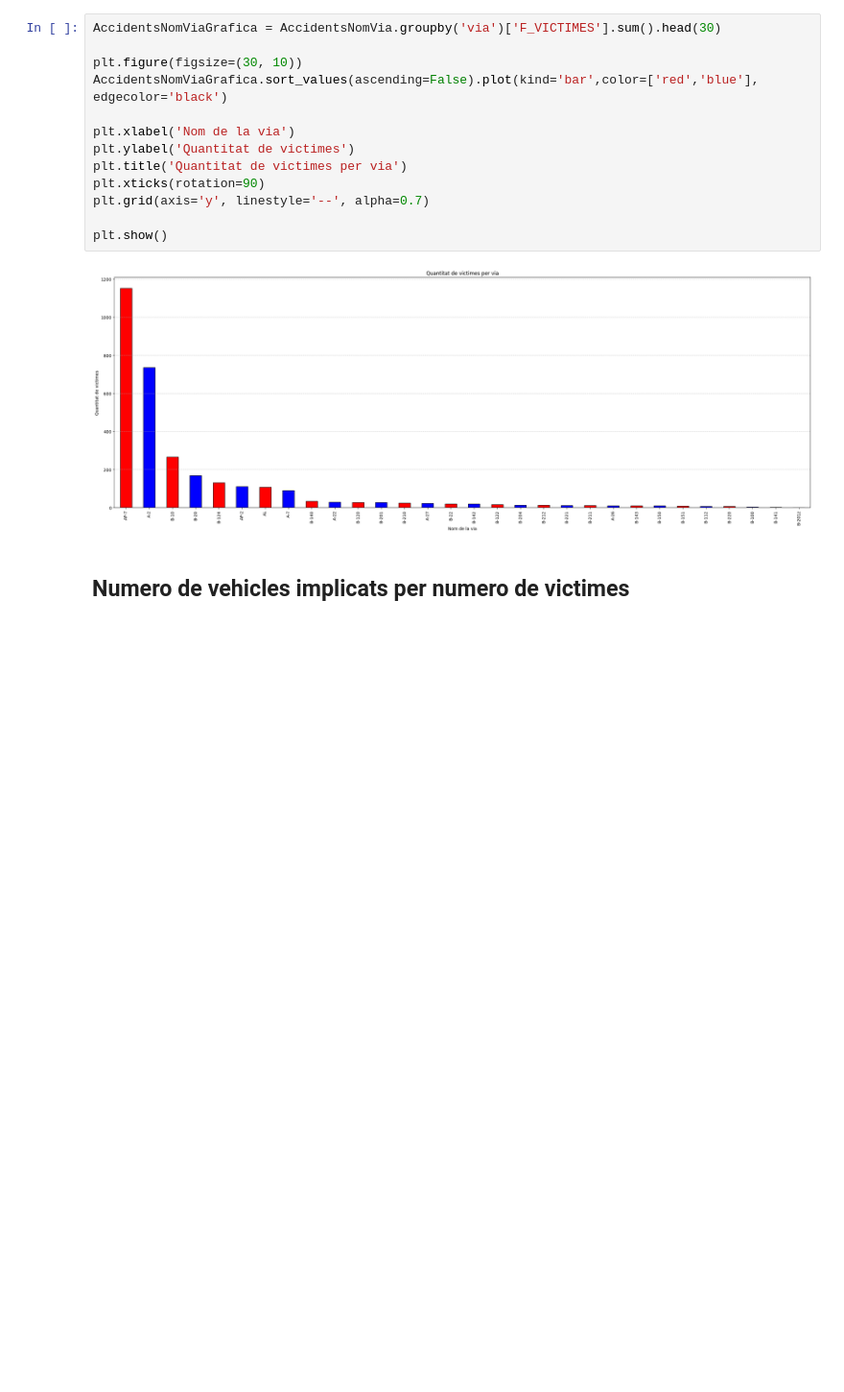
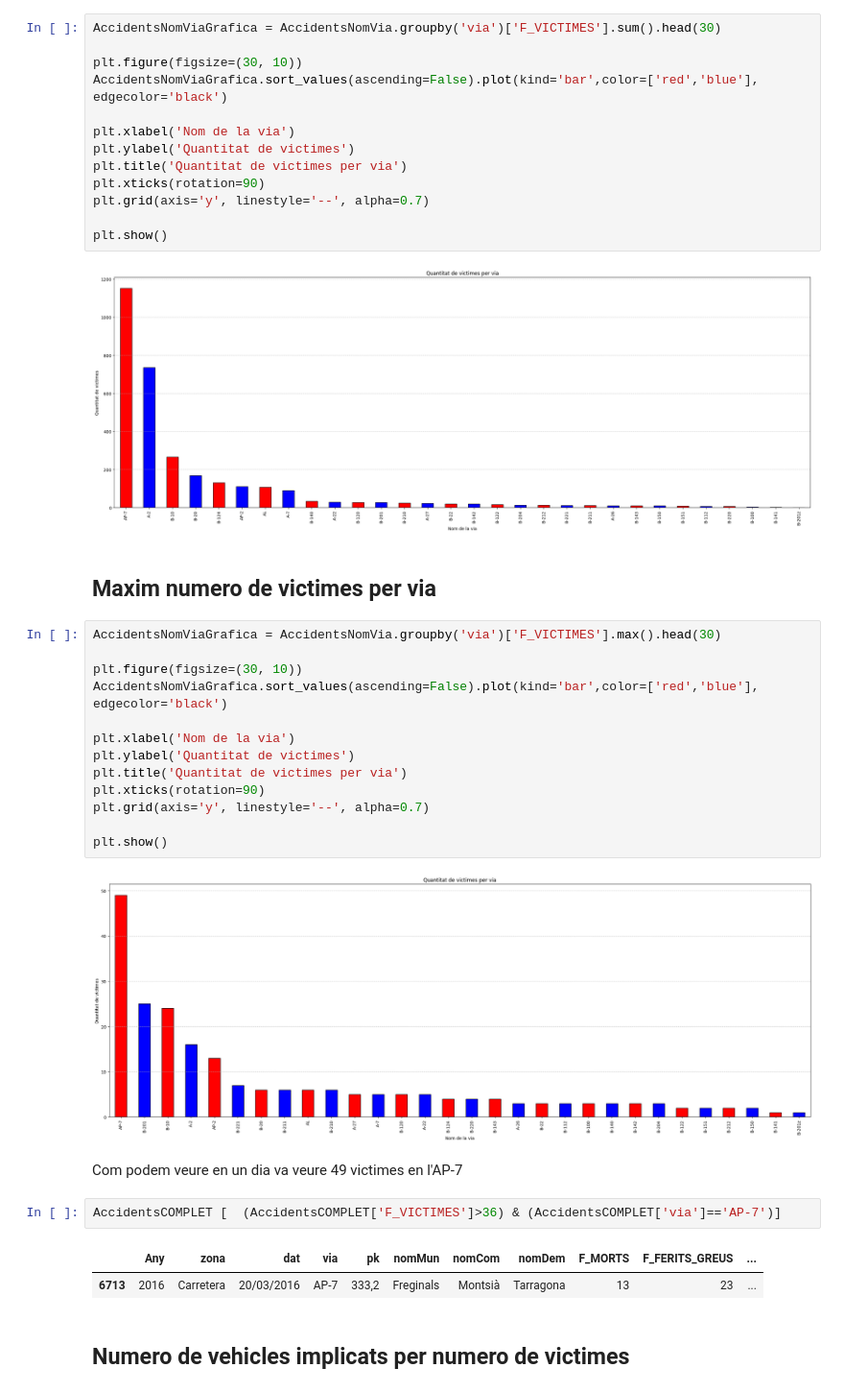
Before and after one commit to SeergiCureero/Proyecto-Analitica-Descriptiva, a Jupyter notebook: main.ipynb, the cells around one changed output. Shown at 96% size. Drawn from its saved outputs; the diff is of its cells as text; blank space fills up the shorter version.

```diff
--- a/main.ipynb
+++ b/main.ipynb
@@ -71,6 +66,30 @@ plt.grid(axis='y', linestyle='--', alpha=0.7)
 plt.show()
 # %% [output]
 [figure]
+# %% [markdown]
+## Maxim numero de victimes per via
+# %%
+AccidentsNomViaGrafica = AccidentsNomVia.groupby('via')['F_VICTIMES'].max().head(30)
+
+plt.figure(figsize=(30, 10))
+AccidentsNomViaGrafica.sort_values(ascending=False).plot(kind='bar',color=['red','blue'], edgecolor='black')
+
+plt.xlabel('Nom de la via')
+plt.ylabel('Quantitat de victimes')
+plt.title('Quantitat de victimes per via')
+plt.xticks(rotation=90)
+plt.grid(axis='y', linestyle='--', alpha=0.7)
+
+plt.show()
+# %% [output]
+[figure, added]
+# %% [markdown]
+Com podem veure en un dia va veure 49 victimes en l'AP-7
+# %%
+AccidentsCOMPLET [  (AccidentsCOMPLET['F_VICTIMES']>36) & (AccidentsCOMPLET['via']=='AP-7')]
+# %% [output]
+|  | Any | zona | dat | via | pk | nomMun | nomCom | nomDem | F_MORTS | F_FERITS_GREUS | ... |
+| 6713 | 2016 | Carretera | 20/03/2016 | AP-7 | 333,2 | Freginals | Montsià | Tarragona | 13 | 23 | ... |
 # %% [markdown]
 ## Numero de vehicles implicats per numero de victimes
 # %%
```
Also changed, not shown: parts of 1 cell of this notebook.
